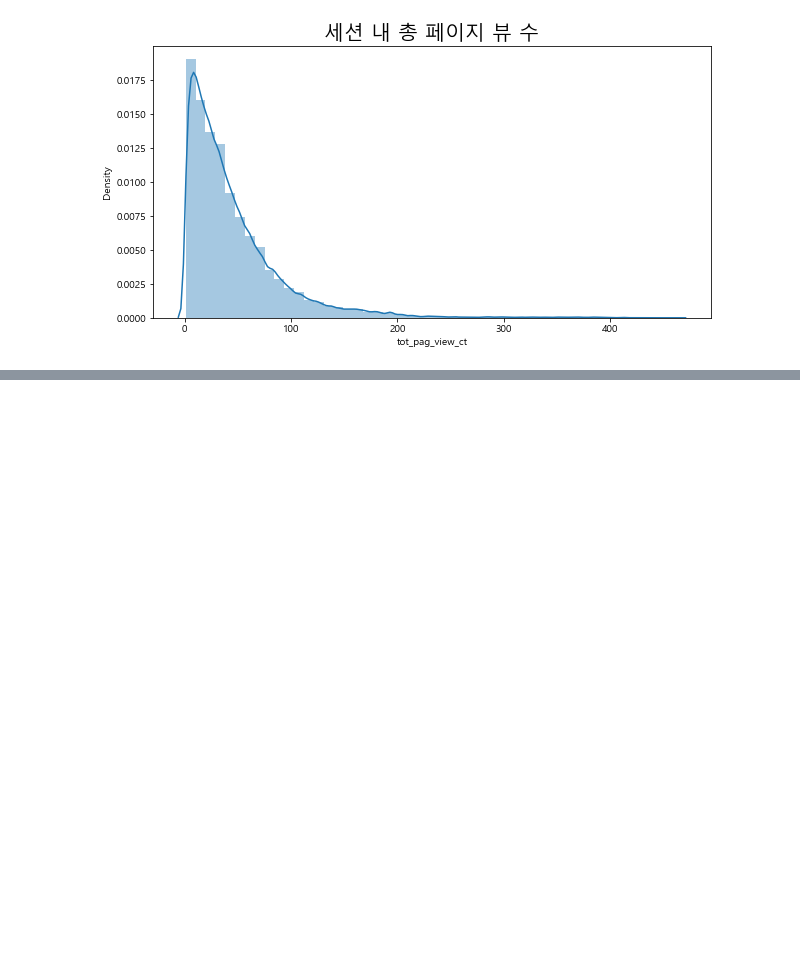
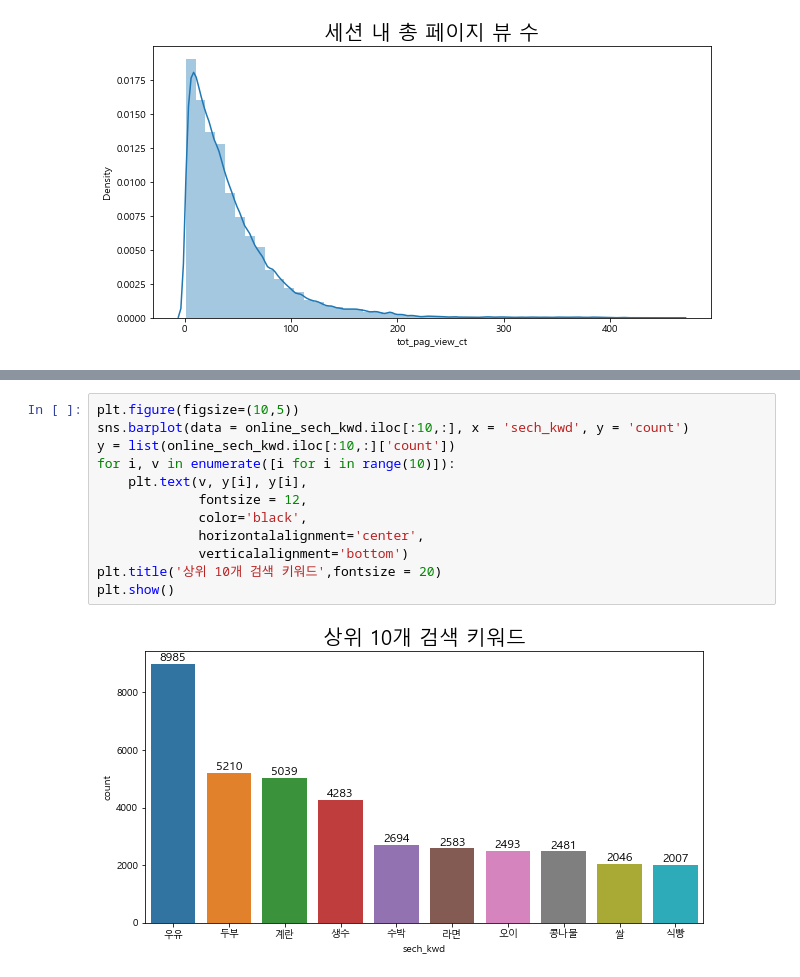
Before and after one commit to Gyeol0/Personalized-Content-Recommendation, a Jupyter notebook: L.Point.ipynb, the cells around one changed output, grey strips where cells are left out. Drawn from its saved outputs; the diff is of its cells as text; blank space fills up the shorter version.

```diff
--- a/L.Point.ipynb
+++ b/L.Point.ipynb
@@ -283,0 +402,14 @@ plt.show()
+# %%
+plt.figure(figsize=(10,5))
+sns.barplot(data = online_sech_kwd.iloc[:10,:], x = 'sech_kwd', y = 'count')
+y = list(online_sech_kwd.iloc[:10,:]['count'])
+for i, v in enumerate([i for i in range(10)]):
+    plt.text(v, y[i], y[i],
+             fontsize = 12,
+             color='black',
+             horizontalalignment='center',
+             verticalalignment='bottom')
+plt.title('상위 10개 검색 키워드',fontsize = 20)
+plt.show()
+# %% [output]
+[figure, added]
```
Also changed, not shown: parts of 30 cells of this notebook.
